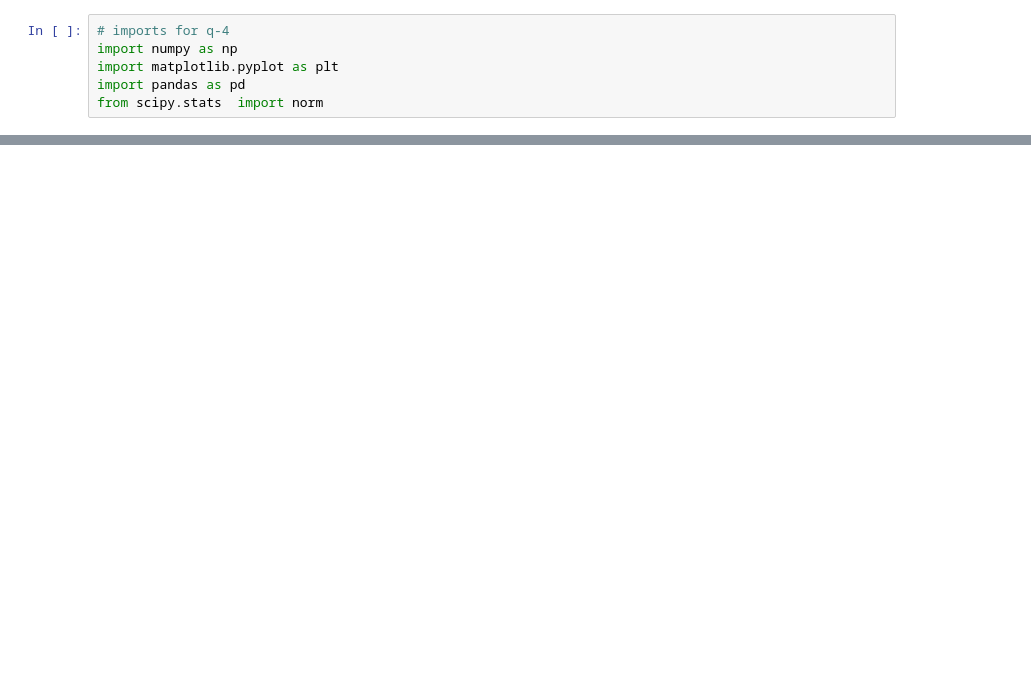
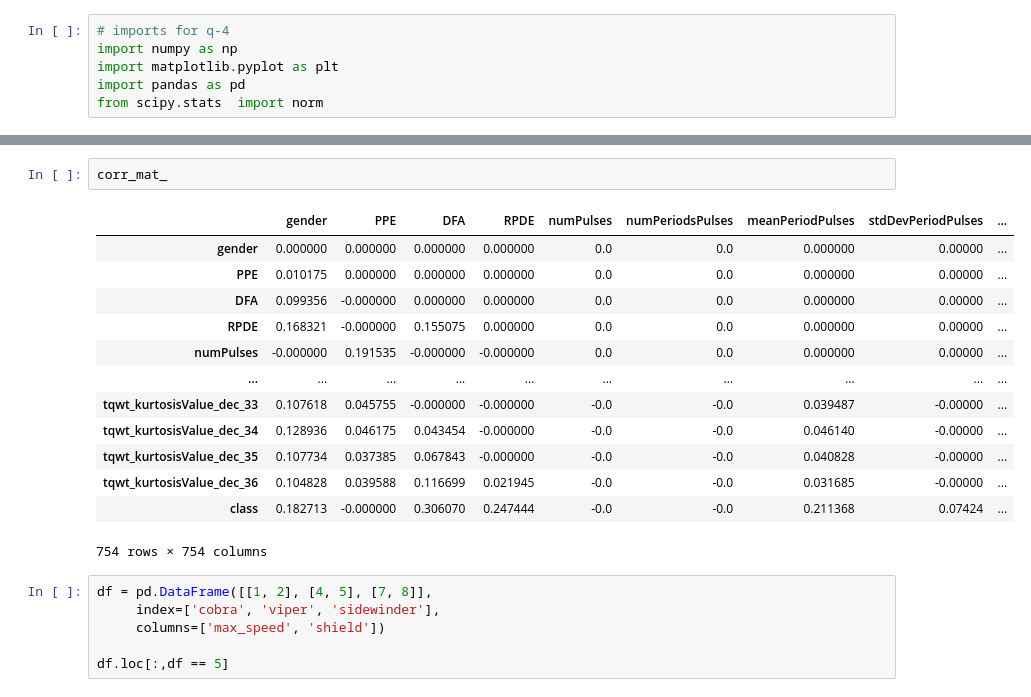
Before and after one commit to mocedon/ee_046202, a Jupyter notebook: hw1/ee046202_hw_1_statistics_public.ipynb, the cells around one changed output, grey strips where cells are left out. Drawn from its saved outputs; the diff is of its cells as text; blank space fills up the shorter version.

```diff
--- a/hw1/ee046202_hw_1_statistics_public.ipynb
+++ b/hw1/ee046202_hw_1_statistics_public.ipynb
@@ -153,0 +279,22 @@ from scipy.stats  import norm
+# %%
+corr_mat_
+# %% [output]
+|  | gender | PPE | DFA | RPDE | numPulses | numPeriodsPulses | meanPeriodPulses | stdDevPeriodPulses | ... |
+| gender | 0.000000 | 0.000000 | 0.000000 | 0.000000 | 0.0 | 0.0 | 0.000000 | 0.00000 | ... |
+| PPE | 0.010175 | 0.000000 | 0.000000 | 0.000000 | 0.0 | 0.0 | 0.000000 | 0.00000 | ... |
+| DFA | 0.099356 | -0.000000 | 0.000000 | 0.000000 | 0.0 | 0.0 | 0.000000 | 0.00000 | ... |
+| RPDE | 0.168321 | -0.000000 | 0.155075 | 0.000000 | 0.0 | 0.0 | 0.000000 | 0.00000 | ... |
+| numPulses | -0.000000 | 0.191535 | -0.000000 | -0.000000 | 0.0 | 0.0 | 0.000000 | 0.00000 | ... |
+| ... | ... | ... | ... | ... | ... | ... | ... | ... | ... |
+| tqwt_kurtosisValue_dec_33 | 0.107618 | 0.045755 | -0.000000 | -0.000000 | -0.0 | -0.0 | 0.039487 | -0.00000 | ... |
+| tqwt_kurtosisValue_dec_34 | 0.128936 | 0.046175 | 0.043454 | -0.000000 | -0.0 | -0.0 | 0.046140 | -0.00000 | ... |
+| tqwt_kurtosisValue_dec_35 | 0.107734 | 0.037385 | 0.067843 | -0.000000 | -0.0 | -0.0 | 0.040828 | -0.00000 | ... |
+| tqwt_kurtosisValue_dec_36 | 0.104828 | 0.039588 | 0.116699 | 0.021945 | -0.0 | -0.0 | 0.031685 | -0.00000 | ... |
+| class | 0.182713 | -0.000000 | 0.306070 | 0.247444 | -0.0 | -0.0 | 0.211368 | 0.07424 | ... |
+754 rows × 754 columns
+# %%
+df = pd.DataFrame([[1, 2], [4, 5], [7, 8]],
+     index=['cobra', 'viper', 'sidewinder'],
+     columns=['max_speed', 'shield'])
+
+df.loc[:,df == 5]
```
Also changed, not shown: parts of 7 cells of this notebook.
